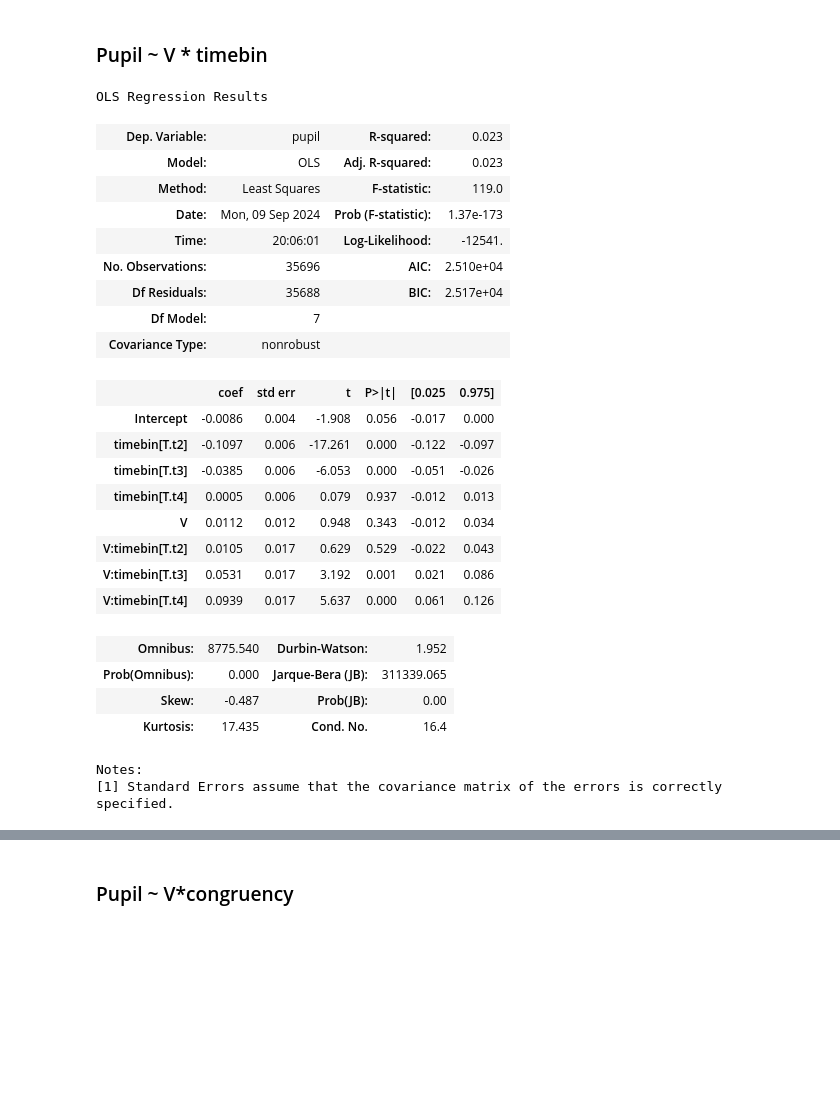
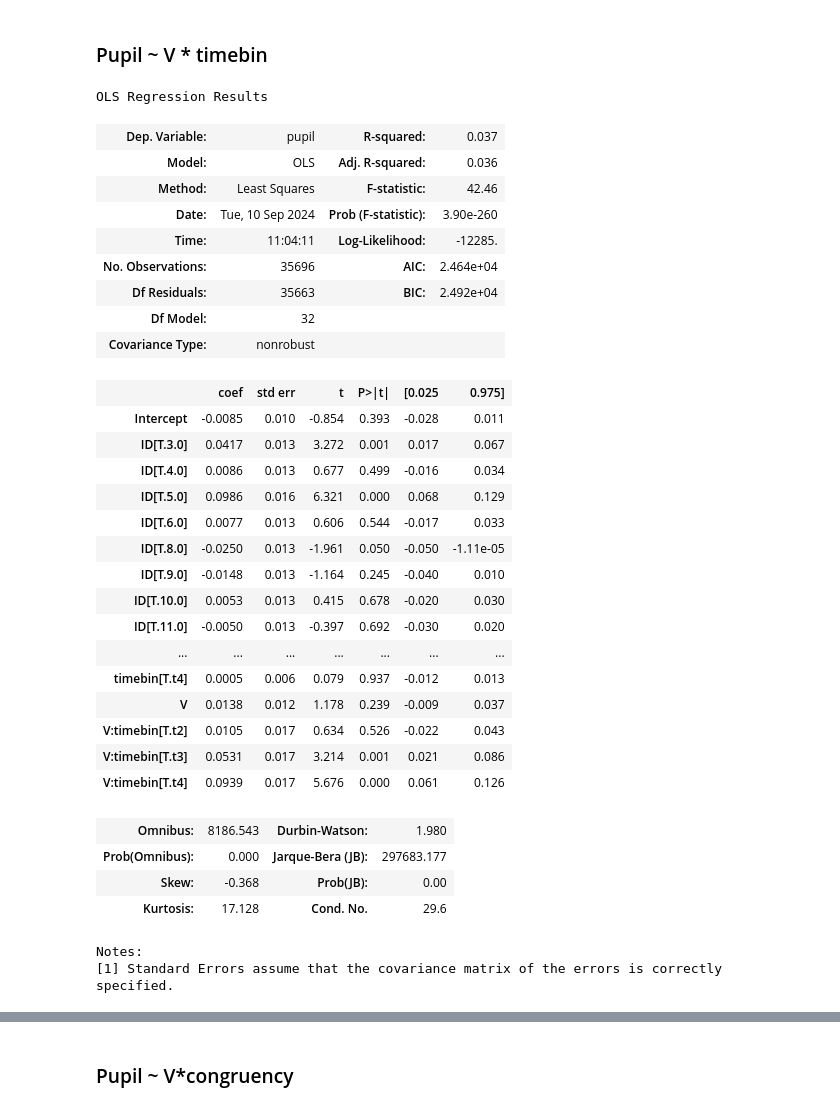
Before and after one commit to dhewitt16/PainAnticipationVRStudy, a Jupyter notebook: Modelling/code/Regression_Pupil.ipynb, the cells around one changed output, grey strips where cells are left out. Cells and saved outputs as stored; diff of their text form; code cells hidden in the pictures; blank space fills up the shorter version.

```diff
--- a/Modelling/code/Regression_Pupil.ipynb
+++ b/Modelling/code/Regression_Pupil.ipynb
@@ -370,6 +366,7 @@ all_data = pd.read_csv(os.path.join(data_dir, 'pupil_v_values.csv'))
 # %%
 # Reshape the 'all_data' DataFrame from wide to long format, using 'ID', 'V', and 'congruency' as identifier variables.
 dat = pd.melt(all_data, id_vars = ['ID','V', 'congruency'], var_name = 'timebin', value_name = 'pupil')
+dat['ID'] = dat['ID'].astype('object')
 dat
 # %% [output]
 |  | ID | V | congruency | timebin | pupil |
@@ -389,32 +401,39 @@ dat
 ### Pupil ~ V * timebin
 # %%
 # Performing an ordinary least squares (OLS) regression analysis, modeling 'pupil' as a function of 'V' and 'timebin',including their interaction
-res = smf.ols('pupil ~ V*timebin', data = dat).fit()
+res = smf.ols('pupil ~ ID +  V*timebin', data = dat).fit()
 res.summary()
 # %% [output]
 OLS Regression Results
-| Dep. Variable: | pupil | R-squared: | 0.023 |
-| Model: | OLS | Adj. R-squared: | 0.023 |
-| Method: | Least Squares | F-statistic: | 119.0 |
-| Date: | Mon, 09 Sep 2024 | Prob (F-statistic): | 1.37e-173 |
-| Time: | 20:06:01 | Log-Likelihood: | -12541. |
-| No. Observations: | 35696 | AIC: | 2.510e+04 |
-| Df Residuals: | 35688 | BIC: | 2.517e+04 |
-| Df Model: | 7 |  |  |
+| Dep. Variable: | pupil | R-squared: | 0.037 |
+| Model: | OLS | Adj. R-squared: | 0.036 |
+| Method: | Least Squares | F-statistic: | 42.46 |
+| Date: | Tue, 10 Sep 2024 | Prob (F-statistic): | 3.90e-260 |
+| Time: | 11:04:11 | Log-Likelihood: | -12285. |
+| No. Observations: | 35696 | AIC: | 2.464e+04 |
+| Df Residuals: | 35663 | BIC: | 2.492e+04 |
+| Df Model: | 32 |  |  |
 | Covariance Type: | nonrobust |  |  |
 |  | coef | std err | t | P>|t| | [0.025 | 0.975] |
-| Intercept | -0.0086 | 0.004 | -1.908 | 0.056 | -0.017 | 0.000 |
-| timebin[T.t2] | -0.1097 | 0.006 | -17.261 | 0.000 | -0.122 | -0.097 |
-| timebin[T.t3] | -0.0385 | 0.006 | -6.053 | 0.000 | -0.051 | -0.026 |
+| Intercept | -0.0085 | 0.010 | -0.854 | 0.393 | -0.028 | 0.011 |
+| ID[T.3.0] | 0.0417 | 0.013 | 3.272 | 0.001 | 0.017 | 0.067 |
+| ID[T.4.0] | 0.0086 | 0.013 | 0.677 | 0.499 | -0.016 | 0.034 |
+| ID[T.5.0] | 0.0986 | 0.016 | 6.321 | 0.000 | 0.068 | 0.129 |
+| ID[T.6.0] | 0.0077 | 0.013 | 0.606 | 0.544 | -0.017 | 0.033 |
+| ID[T.8.0] | -0.0250 | 0.013 | -1.961 | 0.050 | -0.050 | -1.11e-05 |
+| ID[T.9.0] | -0.0148 | 0.013 | -1.164 | 0.245 | -0.040 | 0.010 |
+| ID[T.10.0] | 0.0053 | 0.013 | 0.415 | 0.678 | -0.020 | 0.030 |
+| ID[T.11.0] | -0.0050 | 0.013 | -0.397 | 0.692 | -0.030 | 0.020 |
+| ... | ... | ... | ... | ... | ... | ... |
 | timebin[T.t4] | 0.0005 | 0.006 | 0.079 | 0.937 | -0.012 | 0.013 |
-| V | 0.0112 | 0.012 | 0.948 | 0.343 | -0.012 | 0.034 |
-| V:timebin[T.t2] | 0.0105 | 0.017 | 0.629 | 0.529 | -0.022 | 0.043 |
-| V:timebin[T.t3] | 0.0531 | 0.017 | 3.192 | 0.001 | 0.021 | 0.086 |
-| V:timebin[T.t4] | 0.0939 | 0.017 | 5.637 | 0.000 | 0.061 | 0.126 |
+| V | 0.0138 | 0.012 | 1.178 | 0.239 | -0.009 | 0.037 |
+| V:timebin[T.t2] | 0.0105 | 0.017 | 0.634 | 0.526 | -0.022 | 0.043 |
+| V:timebin[T.t3] | 0.0531 | 0.017 | 3.214 | 0.001 | 0.021 | 0.086 |
+| V:timebin[T.t4] | 0.0939 | 0.017 | 5.676 | 0.000 | 0.061 | 0.126 |
-| Omnibus: | 8775.540 | Durbin-Watson: | 1.952 |
-| Prob(Omnibus): | 0.000 | Jarque-Bera (JB): | 311339.065 |
-| Skew: | -0.487 | Prob(JB): | 0.00 |
-| Kurtosis: | 17.435 | Cond. No. | 16.4 |
+| Omnibus: | 8186.543 | Durbin-Watson: | 1.980 |
+| Prob(Omnibus): | 0.000 | Jarque-Bera (JB): | 297683.177 |
+| Skew: | -0.368 | Prob(JB): | 0.00 |
+| Kurtosis: | 17.128 | Cond. No. | 29.6 |
 Notes:
 [1] Standard Errors assume that the covariance matrix of the errors is correctly specified.
 # %%
```
Also changed, not shown: parts of 24 cells of this notebook, 15 other files.
